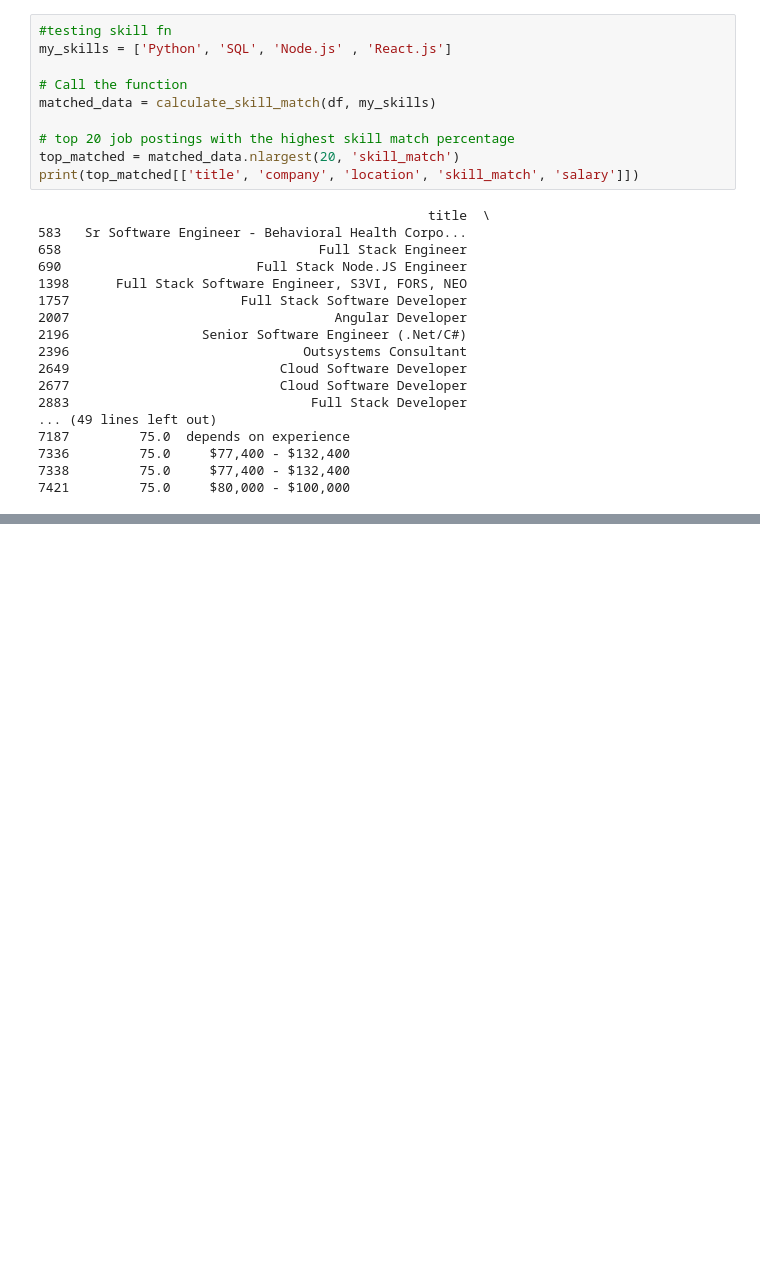
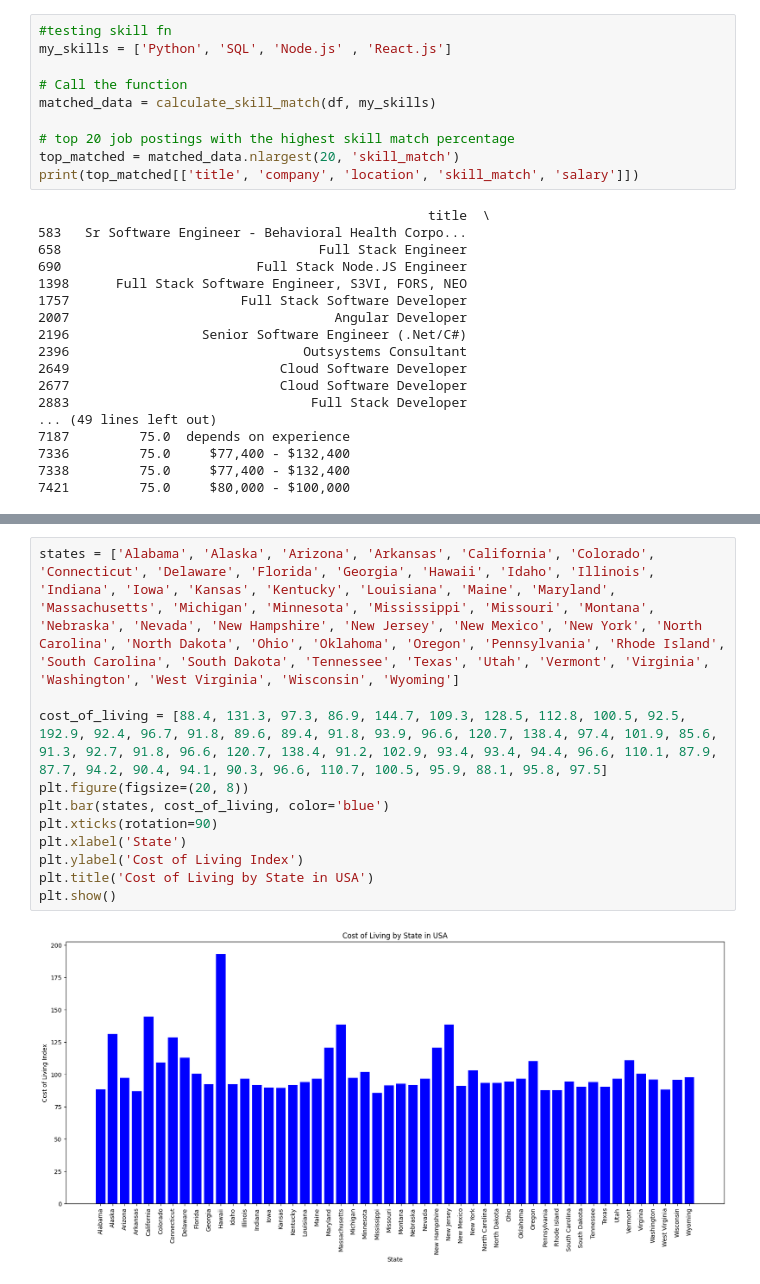
Before and after one commit to harsh-jain101/2023Spr_projects, a Jupyter notebook: Dice.ipynb, the cells around one changed output, grey strips where cells are left out. Drawn from its saved outputs; the diff is of its cells as text; blank space fills up the shorter version.

```diff
--- a/Dice.ipynb
+++ b/Dice.ipynb
@@ -633,0 +705,13 @@ for index, row in df.iterrows():
+# %%
+states = ['Alabama', 'Alaska', 'Arizona', 'Arkansas', 'California', 'Colorado', 'Connecticut', 'Delaware', 'Florida', 'Georgia', 'Hawaii', 'Idaho', 'Illinois', 'Indiana', 'Iowa', 'Kansas', 'Kentucky', 'Louisiana', 'Maine', 'Maryland', 'Massachusetts', 'Michigan', 'Minnesota', 'Mississippi', 'Missouri', 'Montana', 'Nebraska', 'Nevada', 'New Hampshire', 'New Jersey', 'New Mexico', 'New York', 'North Carolina', 'North Dakota', 'Ohio', 'Oklahoma', 'Oregon', 'Pennsylvania', 'Rhode Island', 'South Carolina', 'South Dakota', 'Tennessee', 'Texas', 'Utah', 'Vermont', 'Virginia', 'Washington', 'West Virginia', 'Wisconsin', 'Wyoming']
+
+cost_of_living = [88.4, 131.3, 97.3, 86.9, 144.7, 109.3, 128.5, 112.8, 100.5, 92.5, 192.9, 92.4, 96.7, 91.8, 89.6, 89.4, 91.8, 93.9, 96.6, 120.7, 138.4, 97.4, 101.9, 85.6, 91.3, 92.7, 91.8, 96.6, 120.7, 138.4, 91.2, 102.9, 93.4, 93.4, 94.4, 96.6, 110.1, 87.9, 87.7, 94.2, 90.4, 94.1, 90.3, 96.6, 110.7, 100.5, 95.9, 88.1, 95.8, 97.5]
+plt.figure(figsize=(20, 8))
+plt.bar(states, cost_of_living, color='blue')
+plt.xticks(rotation=90)
+plt.xlabel('State')
+plt.ylabel('Cost of Living Index')
+plt.title('Cost of Living by State in USA')
+plt.show()
+# %% [output]
+[figure, added]
```
Also changed, not shown: parts of 18 cells of this notebook.
